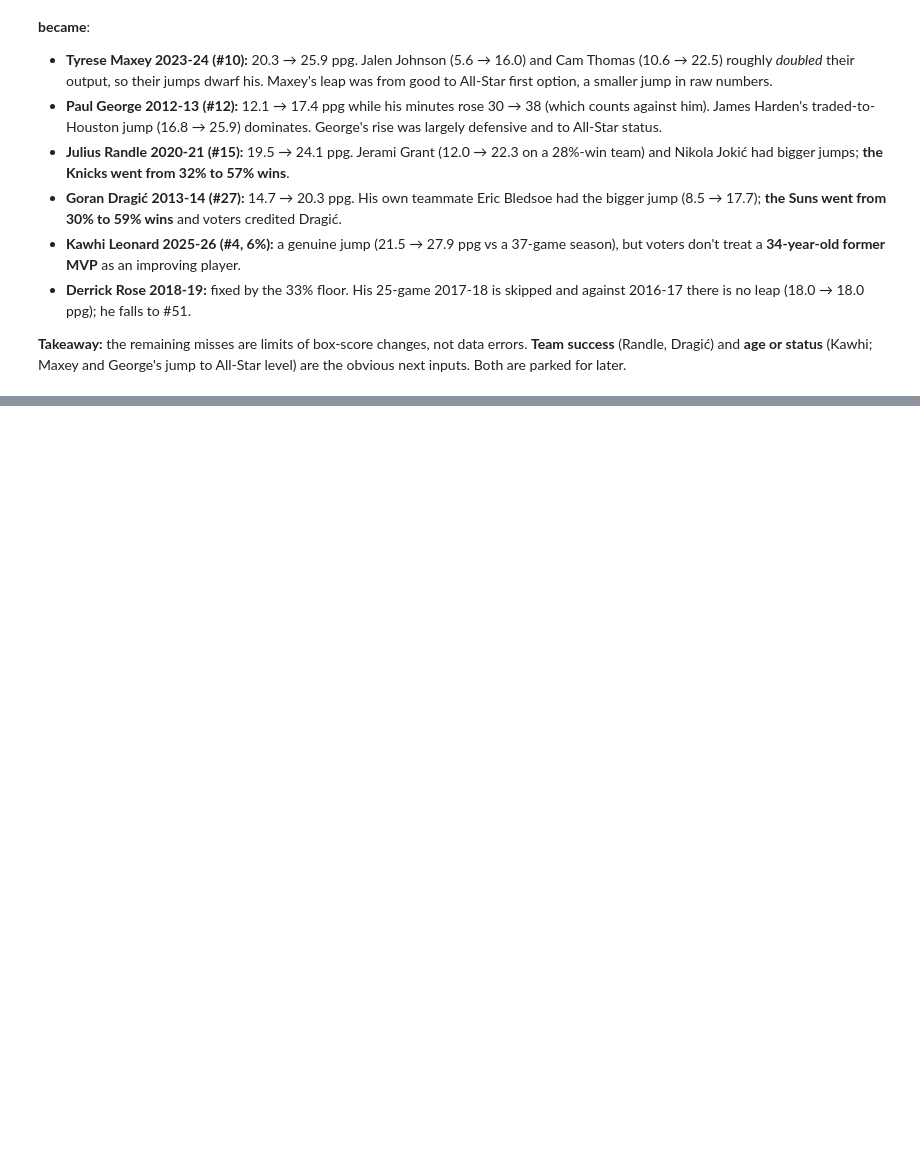
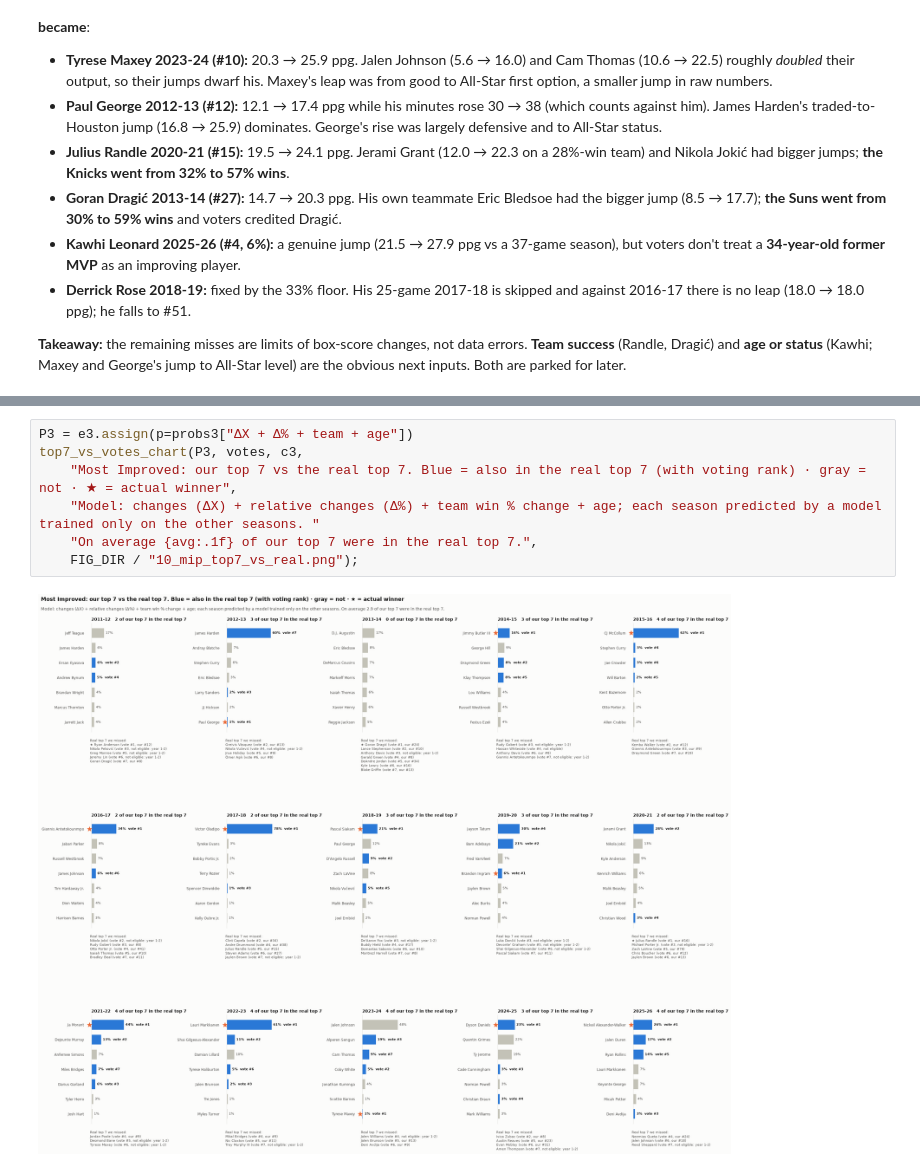
Before and after one commit to dan-j-e/unicorn-hunting, a Jupyter notebook: notebooks/10_mip_leaps.ipynb, the cells around one changed output, grey strips where cells are left out. Saved outputs shown, nothing was run; the diff lists cells and outputs as text; blank space fills up the shorter version.

```diff
--- a/notebooks/10_mip_leaps.ipynb
+++ b/notebooks/10_mip_leaps.ipynb
@@ -721,0 +803,9 @@ The model measures **how big the statistical jump was**. The winners it misses h
+# %%
+P3 = e3.assign(p=probs3["ΔX + Δ% + team + age"])
+top7_vs_votes_chart(P3, votes, c3,
+    "Most Improved: our top 7 vs the real top 7. Blue = also in the real top 7 (with voting rank) · gray = not · ★ = actual winner",
+    "Model: changes (ΔX) + relative changes (Δ%) + team win % change + age; each season predicted by a model trained only on the other seasons. "
+    "On average {avg:.1f} of our top 7 were in the real top 7.",
+    FIG_DIR / "10_mip_top7_vs_real.png");
+# %% [output]
+[figure, added]
```
Also changed, not shown: parts of 5 cells of this notebook, 5 other files.
